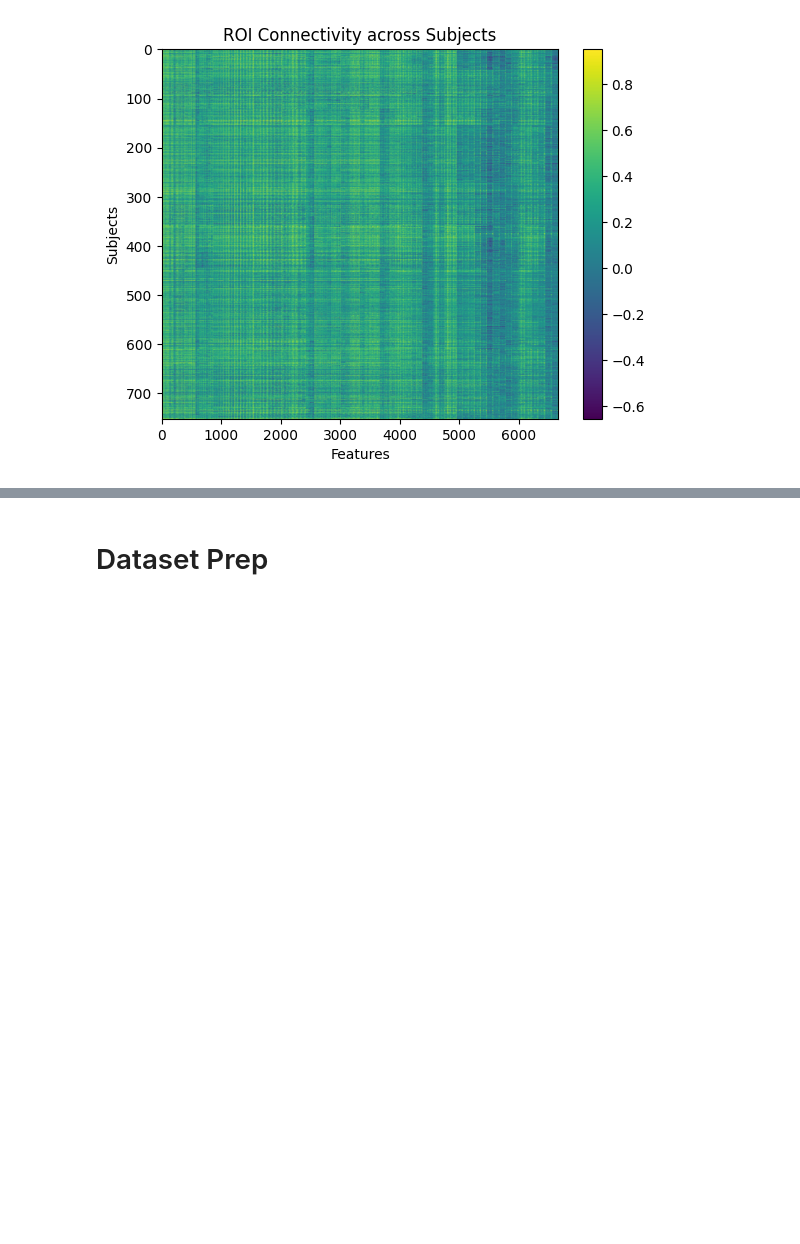
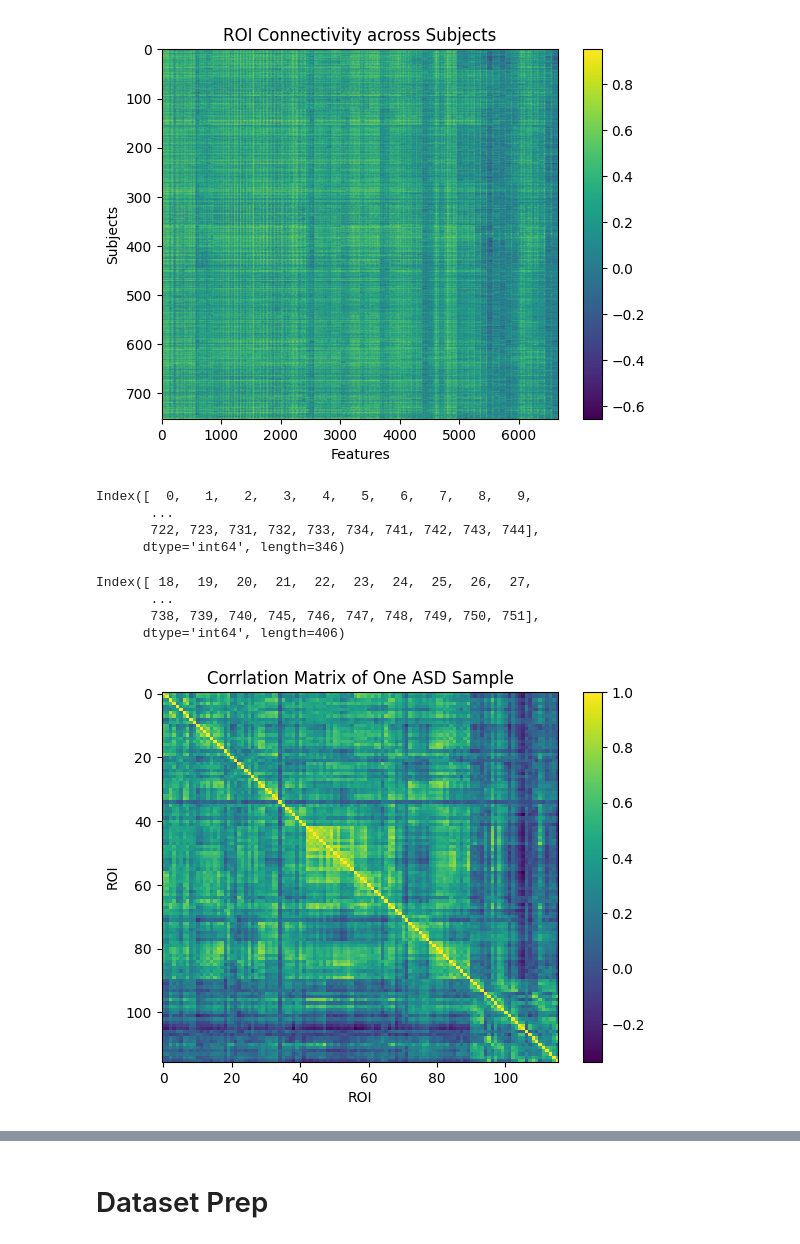
Before and after one commit to brainhack-school2026/Liu_project, a Jupyter notebook: ABIDE_classification.ipynb, the cells around one changed output, grey strips where cells are left out. Saved outputs shown, nothing was run; the diff lists cells and outputs as text; code cells hidden in the pictures; blank space fills up the shorter version.

Commit message:
Plots Correlation Matrices Adds correlation matrices for one ASD and one TD subject.

```diff
--- a/ABIDE_classification.ipynb
+++ b/ABIDE_classification.ipynb
@@ -85,3 +85,36 @@ plt.title('ROI Connectivity across Subjects')
 # %% [output]
 Text(0.5, 1.0, 'ROI Connectivity across Subjects')
 [figure]
+# %%
+pheno_idx = pheno.reset_index()
+pheno_idx[pheno_idx['DX_GROUP'] == 1].index
+# %% [output]
+Index([  0,   1,   2,   3,   4,   5,   6,   7,   8,   9,
+       ...
+       722, 723, 731, 732, 733, 734, 741, 742, 743, 744],
+      dtype='int64', length=346)
+# %%
+pheno_idx[pheno_idx['DX_GROUP'] == 2].index
+# %% [output]
+Index([ 18,  19,  20,  21,  22,  23,  24,  25,  26,  27,
+       ...
+       738, 739, 740, 745, 746, 747, 748, 749, 750, 751],
+      dtype='int64', length=406)
+# %%
+conn_m2 = ConnectivityMeasure(
+    kind = 'correlation'
+)
+
+corr0 = conn_m2.fit_transform(time_series[0])[0]
+
+plt.imshow(
+    corr0,
+    aspect = 'auto'
+)
+plt.colorbar()
+plt.xlabel('ROI')
+plt.ylabel('ROI')
+plt.title('Corrlation Matrix of One ASD Sample')
+plt.savefig("./Results/ASD_CorrMtx")
+# %% [output]
+[figure, added]
```
Also changed, not shown: parts of 3 cells of this notebook, 2 other files.
